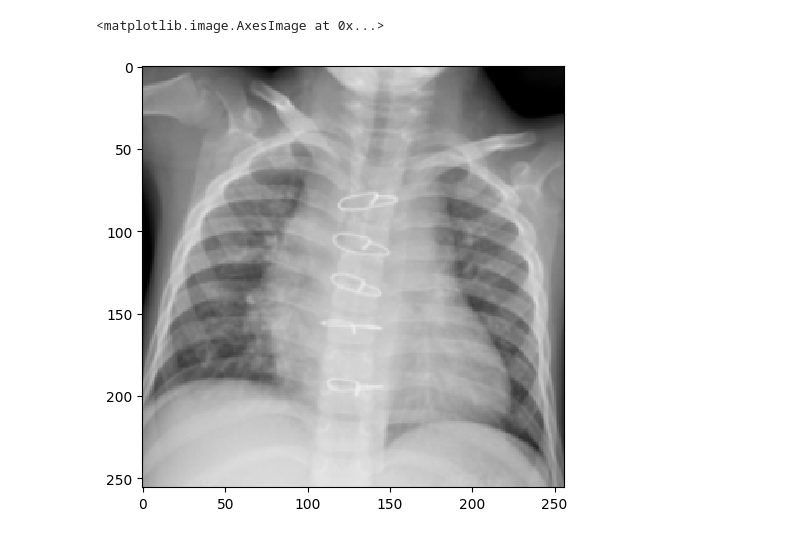
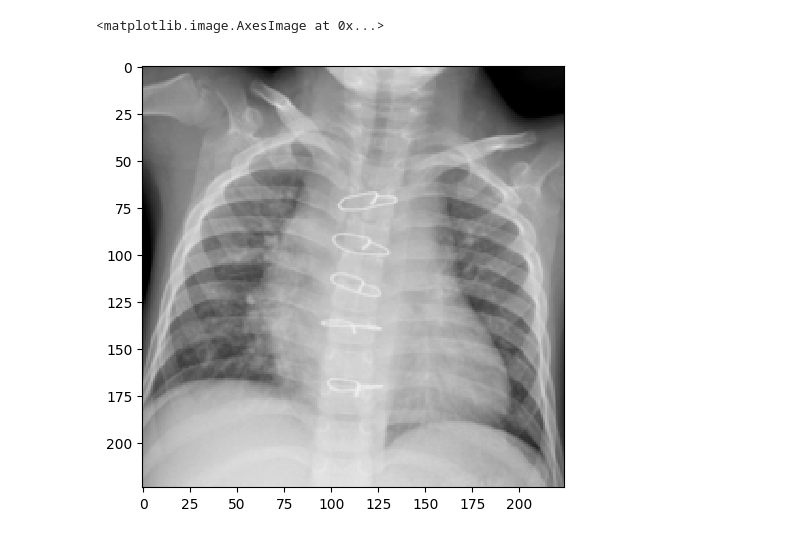
Before and after one commit to Christofferfuglkjaer/AUBachelor25, a Jupyter notebook: Kode/indledenedekode.ipynb, the cells around one changed output. Saved outputs shown, nothing was run; the diff lists cells and outputs as text; code cells hidden in the pictures.

```diff
--- a/Kode/indledenedekode.ipynb
+++ b/Kode/indledenedekode.ipynb
@@ -67,5 +10,7 @@ test = test[..., tf.newaxis]
+# %%
+raw = imread('../../Data/pneumoniamnist_224.npz')
 # %%
-imshow(train[0])
+imshow(raw[0])
 # %% [output]
 <matplotlib.image.AxesImage at 0x...>
-[figure, old version]
+[figure, new version]
```
Also changed, not shown: parts of 27 cells of this notebook.
